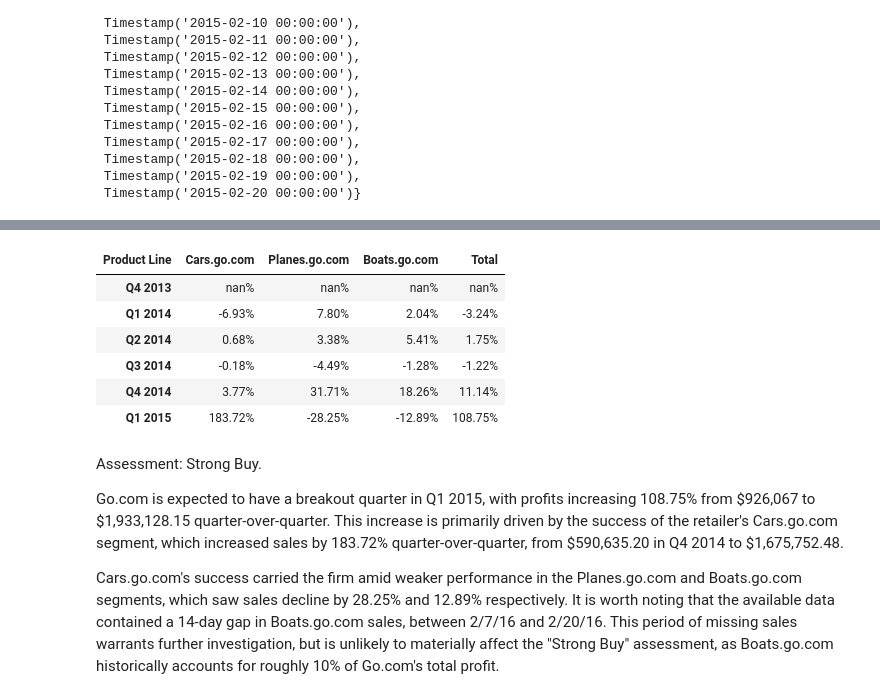
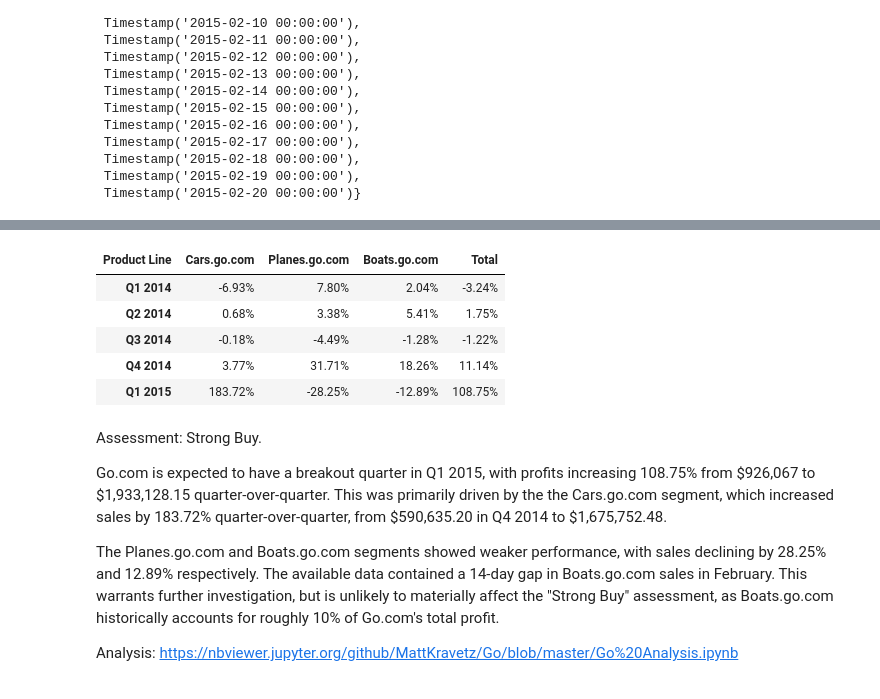
Before and after one commit to MattKravetz/Go, a Jupyter notebook: Go Analysis.ipynb, the cells around one changed output, grey strips where cells are left out. Saved outputs shown, nothing was run; the diff lists cells and outputs as text; code cells hidden in the pictures.

```diff
--- a/Go Analysis.ipynb
+++ b/Go Analysis.ipynb
@@ -185,8 +193,7 @@ profit_share
 # %%
-historical_profit.pct_change().applymap("{:.2%}".format)
+historical_profit.pct_change().applymap("{:.2%}".format).iloc[1:]
 # %% [output]
 | Product Line | Cars.go.com | Planes.go.com | Boats.go.com | Total |
-| Q4 2013 | nan% | nan% | nan% | nan% |
 | Q1 2014 | -6.93% | 7.80% | 2.04% | -3.24% |
 | Q2 2014 | 0.68% | 3.38% | 5.41% | 1.75% |
 | Q3 2014 | -0.18% | -4.49% | -1.28% | -1.22% |
@@ -195,6 +202,8 @@ historical_profit.pct_change().applymap("{:.2%}".format)
 # %% [markdown]
 Assessment: Strong Buy.
 
-Go.com is expected to have a breakout quarter in Q1 2015, with profits increasing 108.75% from \$926,067 to \$1,933,128.15 quarter-over-quarter. This increase is primarily driven by the success of the retailer's Cars.go.com segment, which increased sales by 183.72% quarter-over-quarter, from \$590,635.20 in Q4 2014 to \$1,675,752.48.
+Go.com is expected to have a breakout quarter in Q1 2015, with profits increasing 108.75% from \$926,067 to \$1,933,128.15 quarter-over-quarter. This was primarily driven by the the Cars.go.com segment, which increased sales by 183.72% quarter-over-quarter, from \$590,635.20 in Q4 2014 to \$1,675,752.48.
 
-Cars.go.com's success carried the firm amid weaker performance in the Planes.go.com and Boats.go.com segments, which saw sales decline by 28.25% and 12.89% respectively.  It is worth noting that the available data contained a 14-day gap in Boats.go.com sales, between 2/7/16 and 2/20/16. This period of missing sales warrants further investigation, but is unlikely to materially affect the "Strong Buy" assessment, as Boats.go.com historically accounts for roughly 10% of Go.com's total profit.
+The Planes.go.com and Boats.go.com segments showed weaker performance, with sales declining by 28.25% and 12.89% respectively.  The available data contained a 14-day gap in Boats.go.com sales in February. This warrants further investigation, but is unlikely to materially affect the "Strong Buy" assessment, as Boats.go.com historically accounts for roughly 10% of Go.com's total profit.
+
+Analysis: https://nbviewer.jupyter.org/github/MattKravetz/Go/blob/master/Go%20Analysis.ipynb
```
Also changed, not shown: parts of 18 cells of this notebook.
